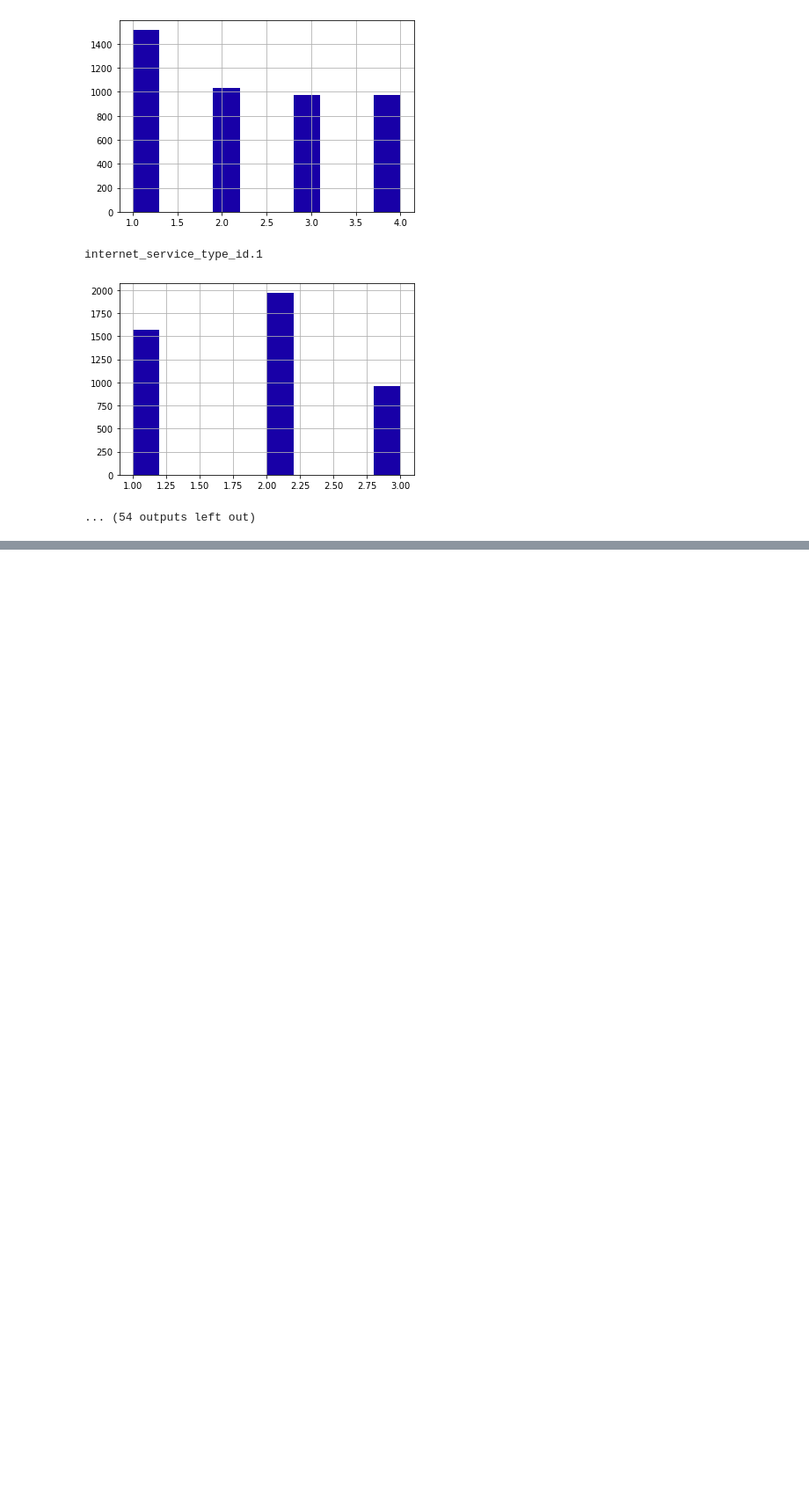
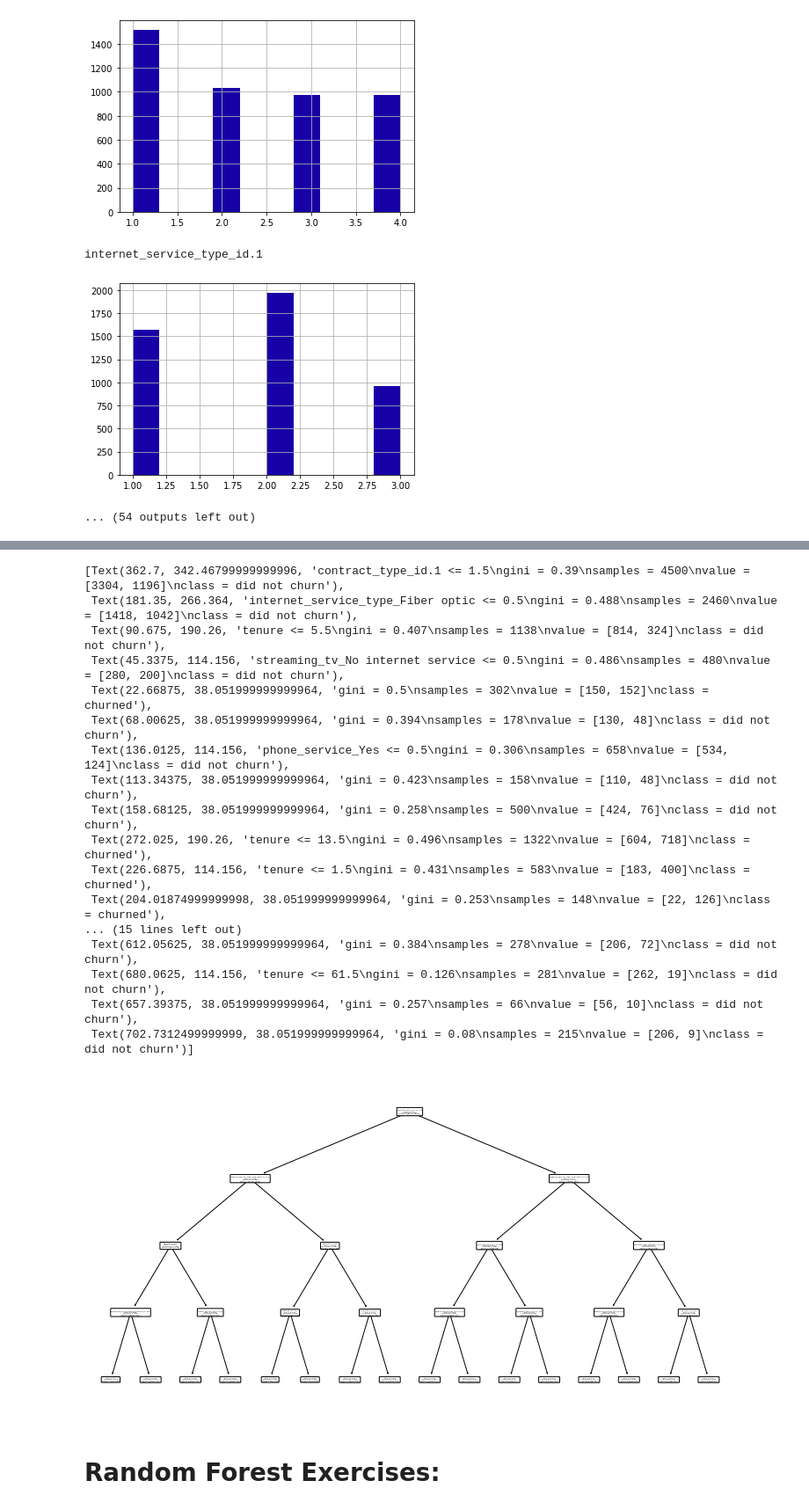
Before and after one commit to greg-maggard/classification_exercises, a Jupyter notebook: telco_classification_project/scratch_notes.ipynb, the cells around one changed output, grey strips where cells are left out. Shown at 88% size. Cells and saved outputs as stored; diff of their text form; code cells hidden in the pictures; blank space fills up the shorter version.

```diff
--- a/telco_classification_project/scratch_notes.ipynb
+++ b/telco_classification_project/scratch_notes.ipynb
@@ -217,0 +529,33 @@ Name: gender, dtype: float64
+# %%
+#Graphing that model:
+#Creating the model object and fitting it to the training set:
+clf = DecisionTreeClassifier(max_depth = 4, random_state = 123)
+clf = clf.fit(X_train, y_train)
+# %%
+churned = np.array(['did not churn', 'churned'])
+
+plt.figure(figsize = (13,7))
+plot_tree(clf, feature_names = X_train.columns, class_names = churned, rounded = True)
+
+#This isn't really visible at all.
+# %% [output]
+[Text(362.7, 342.46799999999996, 'contract_type_id.1 <= 1.5\ngini = 0.39\nsamples = 4500\nvalue = [3304, 1196]\nclass = did not churn'),
+ Text(181.35, 266.364, 'internet_service_type_Fiber optic <= 0.5\ngini = 0.488\nsamples = 2460\nvalue = [1418, 1042]\nclass = did not churn'),
+ Text(90.675, 190.26, 'tenure <= 5.5\ngini = 0.407\nsamples = 1138\nvalue = [814, 324]\nclass = did not churn'),
+ Text(45.3375, 114.156, 'streaming_tv_No internet service <= 0.5\ngini = 0.486\nsamples = 480\nvalue = [280, 200]\nclass = did not churn'),
+ Text(22.66875, 38.051999999999964, 'gini = 0.5\nsamples = 302\nvalue = [150, 152]\nclass = churned'),
+ Text(68.00625, 38.051999999999964, 'gini = 0.394\nsamples = 178\nvalue = [130, 48]\nclass = did not churn'),
+ Text(136.0125, 114.156, 'phone_service_Yes <= 0.5\ngini = 0.306\nsamples = 658\nvalue = [534, 124]\nclass = did not churn'),
+ Text(113.34375, 38.051999999999964, 'gini = 0.423\nsamples = 158\nvalue = [110, 48]\nclass = did not churn'),
+ Text(158.68125, 38.051999999999964, 'gini = 0.258\nsamples = 500\nvalue = [424, 76]\nclass = did not churn'),
+ Text(272.025, 190.26, 'tenure <= 13.5\ngini = 0.496\nsamples = 1322\nvalue = [604, 718]\nclass = churned'),
+ Text(226.6875, 114.156, 'tenure <= 1.5\ngini = 0.431\nsamples = 583\nvalue = [183, 400]\nclass = churned'),
+ Text(204.01874999999998, 38.051999999999964, 'gini = 0.253\nsamples = 148\nvalue = [22, 126]\nclass = churned'),
+... (15 lines left out)
+ Text(612.05625, 38.051999999999964, 'gini = 0.384\nsamples = 278\nvalue = [206, 72]\nclass = did not churn'),
+ Text(680.0625, 114.156, 'tenure <= 61.5\ngini = 0.126\nsamples = 281\nvalue = [262, 19]\nclass = did not churn'),
+ Text(657.39375, 38.051999999999964, 'gini = 0.257\nsamples = 66\nvalue = [56, 10]\nclass = did not churn'),
+ Text(702.7312499999999, 38.051999999999964, 'gini = 0.08\nsamples = 215\nvalue = [206, 9]\nclass = did not churn')]
+[figure, added]
+# %% [markdown]
+# Random Forest Exercises:
```
Also changed, not shown: parts of 48 cells of this notebook, 1 other file.
